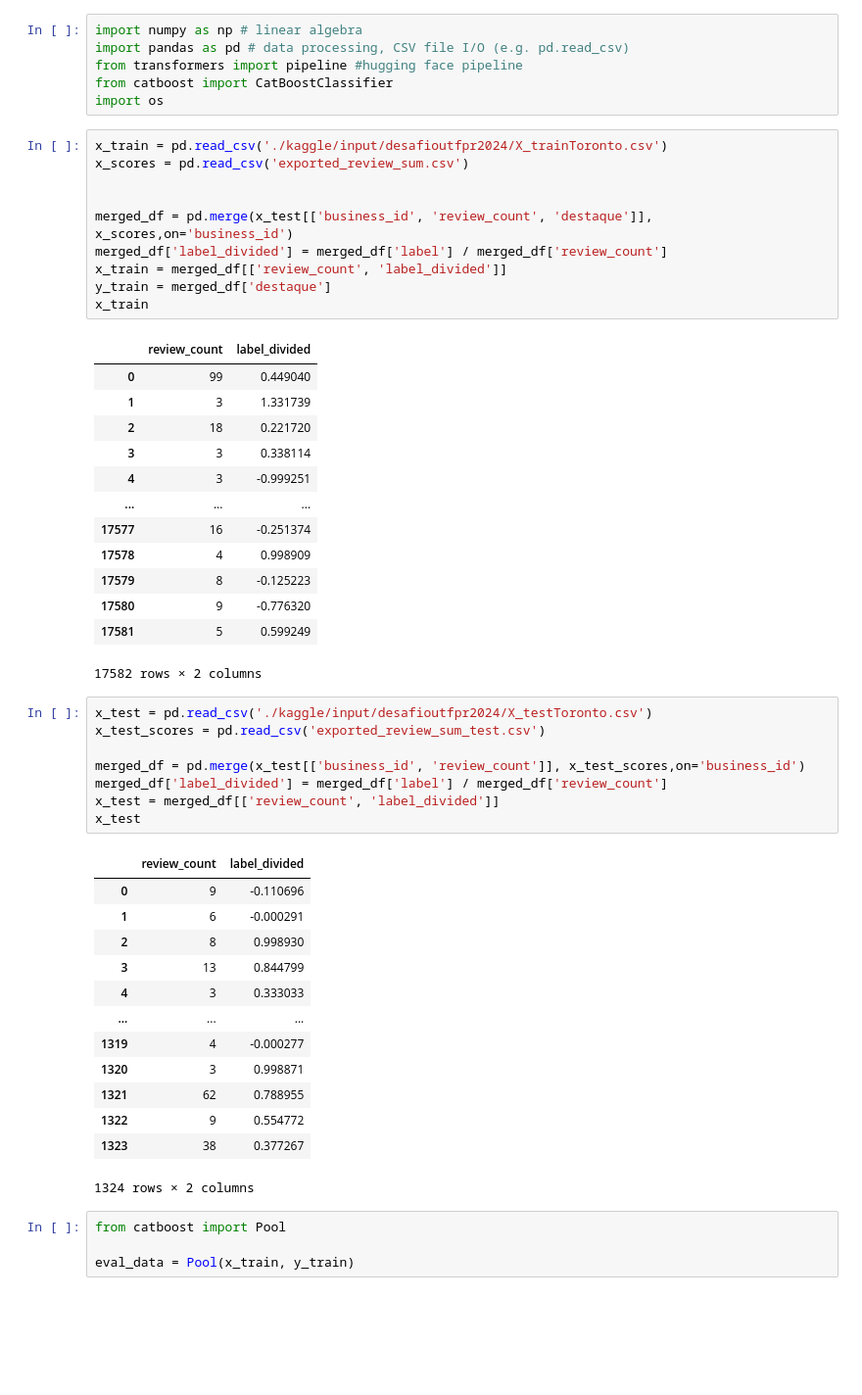
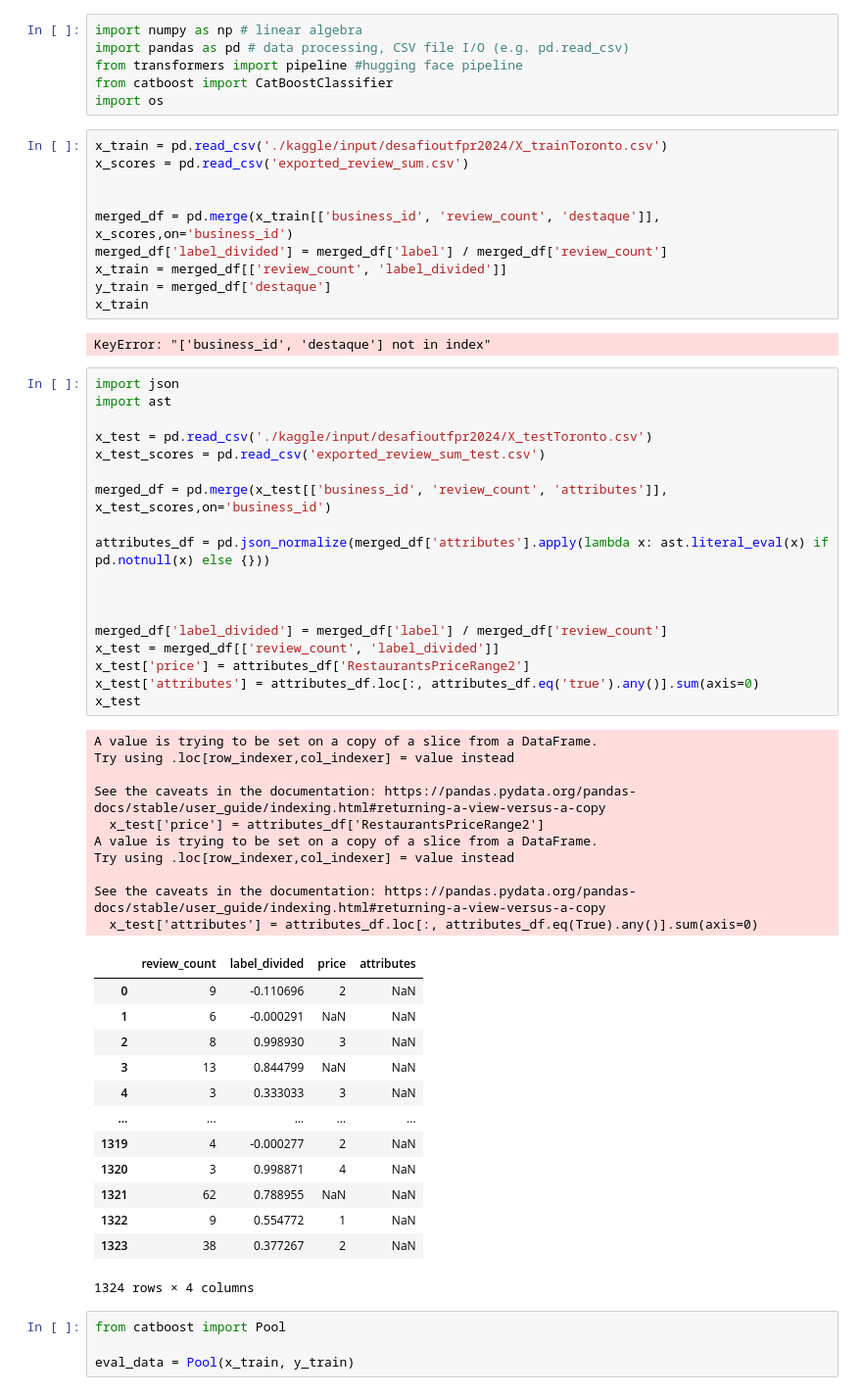
Before and after one commit to Martoto/DesafioYelpUTFPR, a Jupyter notebook: CatBoostClassifier.ipynb, the cells around one changed output. Shown at 98% size. Drawn from its saved outputs; the diff is of its cells as text; blank space fills up the shorter version.

Commit message:
Adicionado novos parametros para o treino: price range e numero de atributos

```diff
--- a/CatBoostClassifier.ipynb
+++ b/CatBoostClassifier.ipynb
@@ -51,47 +51,55 @@ x_train = pd.read_csv('./kaggle/input/desafioutfpr2024/X_trainToronto.csv')
 x_scores = pd.read_csv('exported_review_sum.csv')
 
 
-merged_df = pd.merge(x_test[['business_id', 'review_count', 'destaque']], x_scores,on='business_id')
+merged_df = pd.merge(x_train[['business_id', 'review_count', 'destaque']], x_scores,on='business_id')
 merged_df['label_divided'] = merged_df['label'] / merged_df['review_count']
 x_train = merged_df[['review_count', 'label_divided']]
 y_train = merged_df['destaque']
 x_train
 # %% [output]
-|  | review_count | label_divided |
-| 0 | 99 | 0.449040 |
-| 1 | 3 | 1.331739 |
-| 2 | 18 | 0.221720 |
-| 3 | 3 | 0.338114 |
-| 4 | 3 | -0.999251 |
-| ... | ... | ... |
-| 17577 | 16 | -0.251374 |
-| 17578 | 4 | 0.998909 |
-| 17579 | 8 | -0.125223 |
-| 17580 | 9 | -0.776320 |
-| 17581 | 5 | 0.599249 |
-17582 rows × 2 columns
+KeyError: "['business_id', 'destaque'] not in index"
 # %%
+import json
+import ast
+
 x_test = pd.read_csv('./kaggle/input/desafioutfpr2024/X_testToronto.csv')
 x_test_scores = pd.read_csv('exported_review_sum_test.csv')
 
-merged_df = pd.merge(x_test[['business_id', 'review_count']], x_test_scores,on='business_id')
+merged_df = pd.merge(x_test[['business_id', 'review_count', 'attributes']], x_test_scores,on='business_id')
+
+attributes_df = pd.json_normalize(merged_df['attributes'].apply(lambda x: ast.literal_eval(x) if pd.notnull(x) else {}))
+
+
+
 merged_df['label_divided'] = merged_df['label'] / merged_df['review_count']
 x_test = merged_df[['review_count', 'label_divided']]
+x_test['price'] = attributes_df['RestaurantsPriceRange2']
+x_test['attributes'] = attributes_df.loc[:, attributes_df.eq('true').any()].sum(axis=0)
 x_test
 # %% [output]
+A value is trying to be set on a copy of a slice from a DataFrame.
+Try using .loc[row_indexer,col_indexer] = value instead
+
+See the caveats in the documentation: https://pandas.pydata.org/pandas-docs/stable/user_guide/indexing.html#returning-a-view-versus-a-copy
+  x_test['price'] = attributes_df['RestaurantsPriceRange2']
+A value is trying to be set on a copy of a slice from a DataFrame.
+Try using .loc[row_indexer,col_indexer] = value instead
+
+See the caveats in the documentation: https://pandas.pydata.org/pandas-docs/stable/user_guide/indexing.html#returning-a-view-versus-a-copy
+  x_test['attributes'] = attributes_df.loc[:, attributes_df.eq(True).any()].sum(axis=0)
-|  | review_count | label_divided |
-| 0 | 9 | -0.110696 |
-| 1 | 6 | -0.000291 |
-| 2 | 8 | 0.998930 |
-| 3 | 13 | 0.844799 |
-| 4 | 3 | 0.333033 |
-| ... | ... | ... |
-| 1319 | 4 | -0.000277 |
-| 1320 | 3 | 0.998871 |
-| 1321 | 62 | 0.788955 |
-| 1322 | 9 | 0.554772 |
-| 1323 | 38 | 0.377267 |
+|  | review_count | label_divided | price | attributes |
+| 0 | 9 | -0.110696 | 2 | NaN |
+| 1 | 6 | -0.000291 | NaN | NaN |
+| 2 | 8 | 0.998930 | 3 | NaN |
+| 3 | 13 | 0.844799 | NaN | NaN |
+| 4 | 3 | 0.333033 | 3 | NaN |
+| ... | ... | ... | ... | ... |
+| 1319 | 4 | -0.000277 | 2 | NaN |
+| 1320 | 3 | 0.998871 | 4 | NaN |
+| 1321 | 62 | 0.788955 | NaN | NaN |
+| 1322 | 9 | 0.554772 | 1 | NaN |
+| 1323 | 38 | 0.377267 | 2 | NaN |
-1324 rows × 2 columns
+1324 rows × 4 columns
 # %%
 from catboost import Pool
 
```
Also changed, not shown: parts of 1 cell of this notebook.
